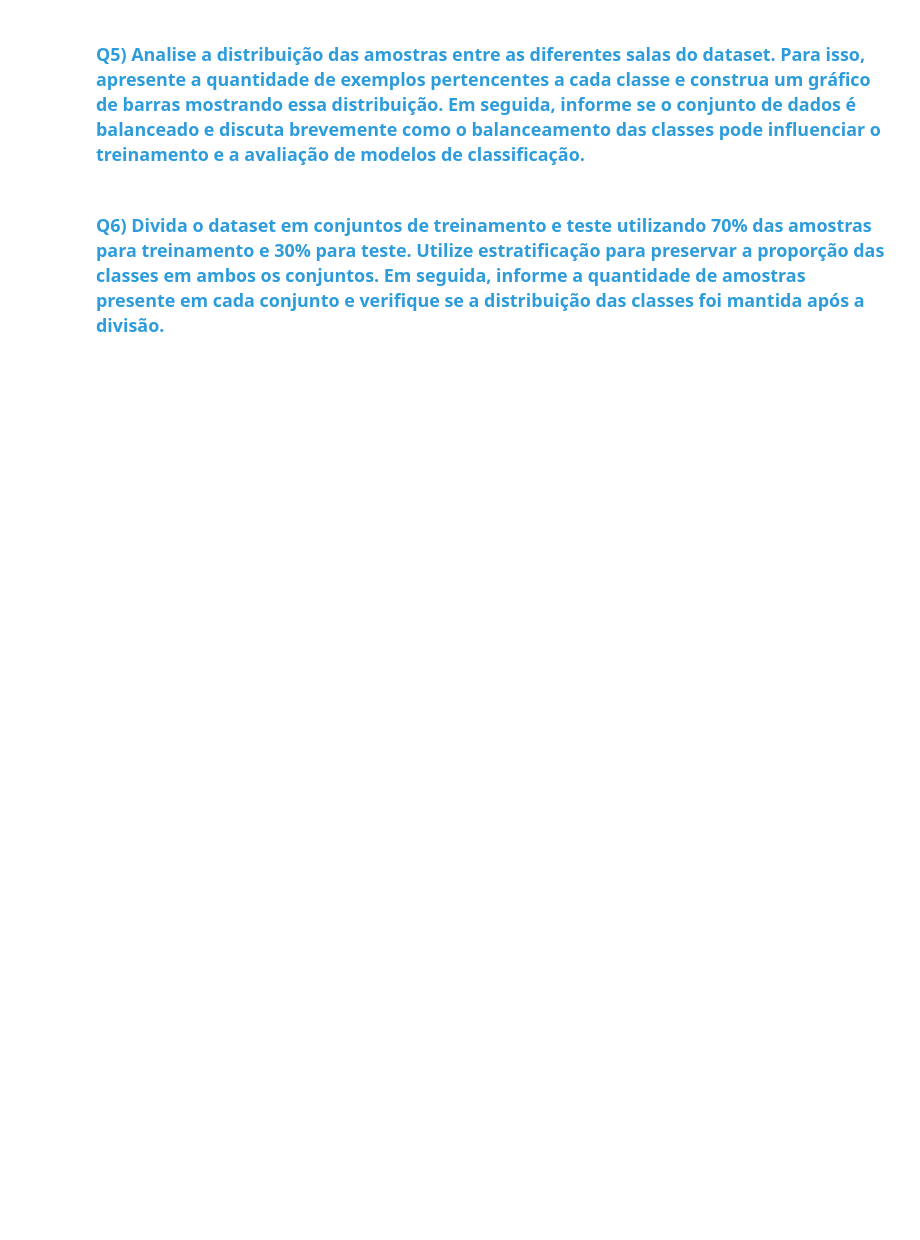
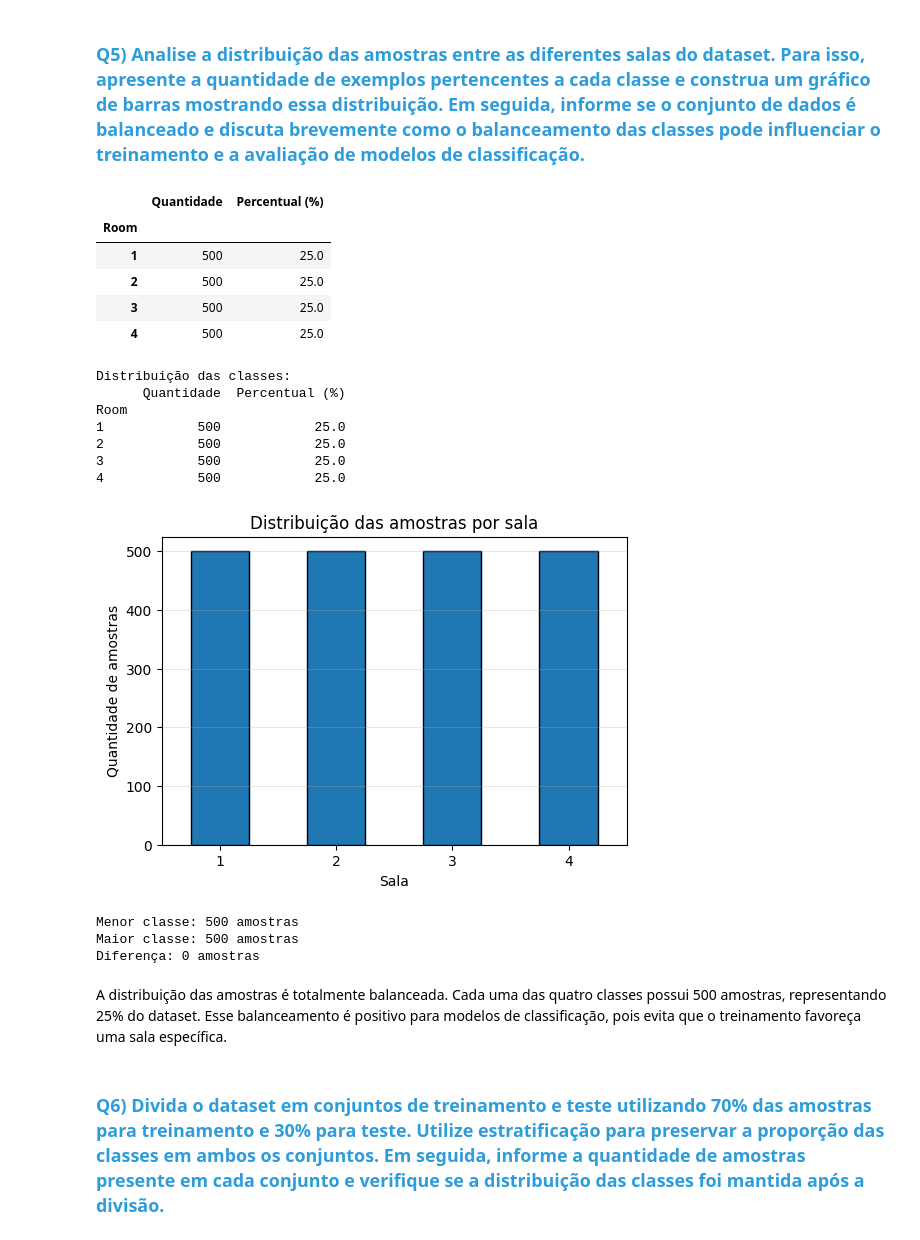
Before and after one commit to RennowT/C318, a Jupyter notebook: C318_2026_1_Atividade_06_1954.ipynb, the cells around one changed output. Cells and saved outputs as stored; diff of their text form; code cells hidden in the pictures; blank space fills up the shorter version.

```diff
--- a/C318_2026_1_Atividade_06_1954.ipynb
+++ b/C318_2026_1_Atividade_06_1954.ipynb
@@ -67,4 +210,52 @@ df.head()
 # %% [markdown]
 ### <font color='#2D9CDB'>Q5) Analise a distribuição das amostras entre as diferentes salas do dataset. Para isso, apresente a quantidade de exemplos pertencentes a cada classe e construa um gráfico de barras mostrando essa distribuição. Em seguida, informe se o conjunto de dados é balanceado e discuta brevemente como o balanceamento das classes pode influenciar o treinamento e a avaliação de modelos de classificação.</font>
+# %%
+class_counts = df["Room"].value_counts().sort_index()
+class_percent = df["Room"].value_counts(normalize=True).sort_index() * 100
+
+class_distribution = pd.DataFrame({
+    "Quantidade": class_counts,
+    "Percentual (%)": class_percent.round(2)
+})
+
+display(class_distribution)
+
+print("Distribuição das classes:")
+print(class_distribution)
+
+plt.figure(figsize=(6, 4))
+class_counts.plot(kind="bar", edgecolor="black")
+
+plt.title("Distribuição das amostras por sala")
+plt.xlabel("Sala")
+plt.ylabel("Quantidade de amostras")
+plt.xticks(rotation=0)
+plt.grid(axis="y", alpha=0.3)
+
+plt.show()
+
+print(f"Menor classe: {class_counts.min()} amostras")
+print(f"Maior classe: {class_counts.max()} amostras")
+print(f"Diferença: {class_counts.max() - class_counts.min()} amostras")
+# %% [output]
+|  | Quantidade | Percentual (%) |
+| Room |  |  |
+| 1 | 500 | 25.0 |
+| 2 | 500 | 25.0 |
+| 3 | 500 | 25.0 |
+| 4 | 500 | 25.0 |
+Distribuição das classes:
+      Quantidade  Percentual (%)
+Room
+1            500            25.0
+2            500            25.0
+3            500            25.0
+4            500            25.0
+[figure, added]
+Menor classe: 500 amostras
+Maior classe: 500 amostras
+Diferença: 0 amostras
+# %% [markdown]
+A distribuição das amostras é totalmente balanceada. Cada uma das quatro classes possui 500 amostras, representando 25% do dataset. Esse balanceamento é positivo para modelos de classificação, pois evita que o treinamento favoreça uma sala específica.
 # %% [markdown]
 ### <font color='#2D9CDB'>Q6) Divida o dataset em conjuntos de treinamento e teste utilizando 70% das amostras para treinamento e 30% para teste. Utilize estratificação para preservar a proporção das classes em ambos os conjuntos. Em seguida, informe a quantidade de amostras presente em cada conjunto e verifique se a distribuição das classes foi mantida após a divisão.</font>
```
Also changed, not shown: parts of 20 cells of this notebook.
